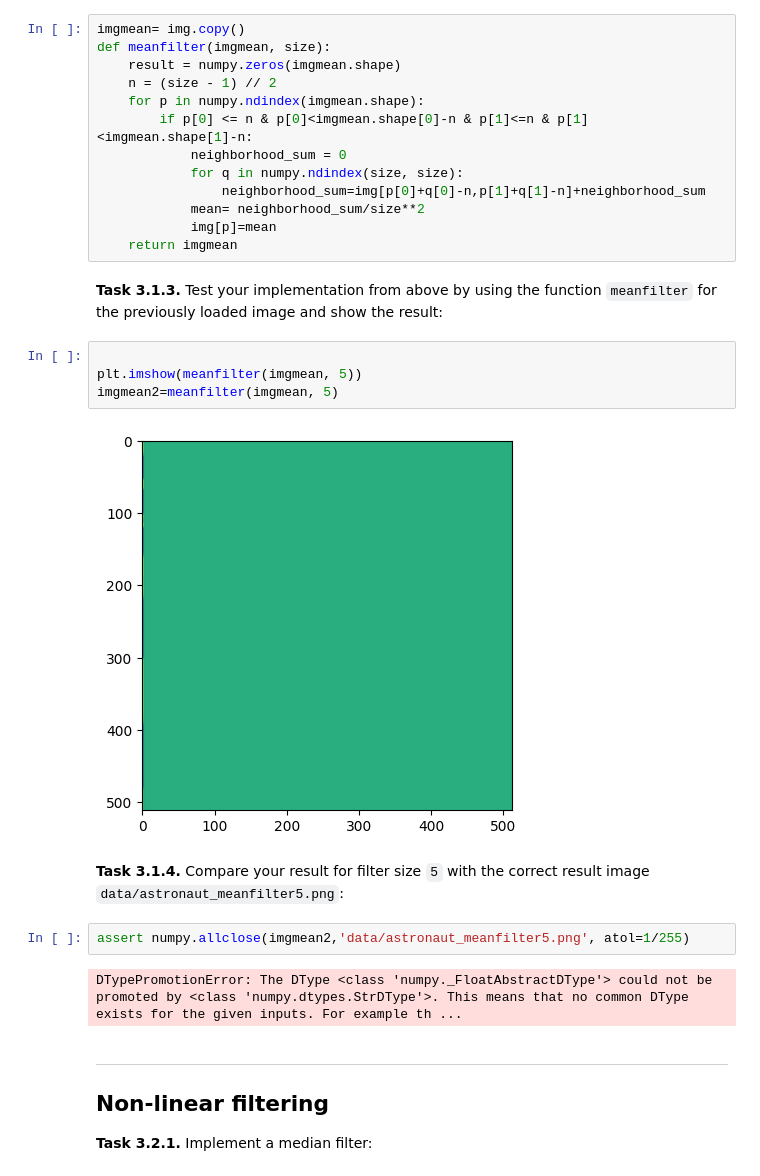
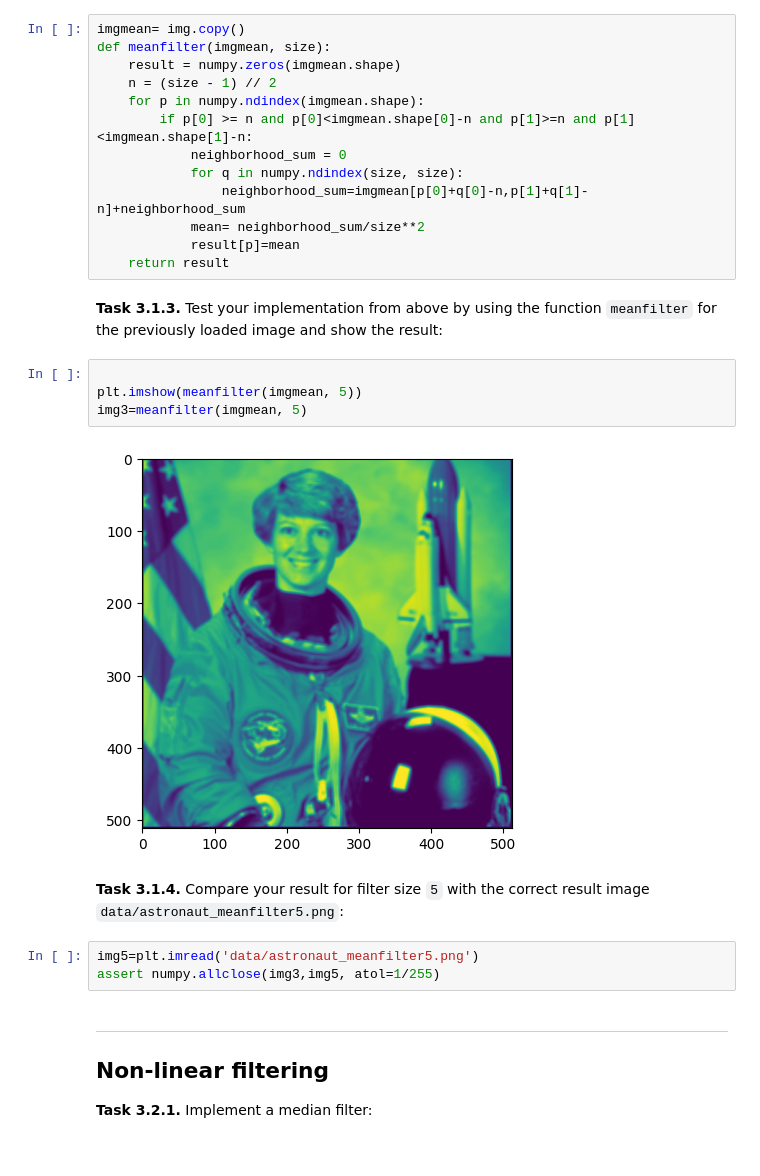
Before and after one commit to annavdh26/mobi-fs3-python1, a Jupyter notebook: task3.ipynb, the cells around one changed output. Cells and saved outputs as stored; diff of their text form.

```diff
--- a/task3.ipynb
+++ b/task3.ipynb
@@ -24,27 +24,26 @@ def meanfilter(imgmean, size):
     result = numpy.zeros(imgmean.shape)
     n = (size - 1) // 2
     for p in numpy.ndindex(imgmean.shape):
-        if p[0] <= n & p[0]<imgmean.shape[0]-n & p[1]<=n & p[1]<imgmean.shape[1]-n:
+        if p[0] >= n and p[0]<imgmean.shape[0]-n and p[1]>=n and p[1]<imgmean.shape[1]-n:
             neighborhood_sum = 0
             for q in numpy.ndindex(size, size):
-                neighborhood_sum=img[p[0]+q[0]-n,p[1]+q[1]-n]+neighborhood_sum
+                neighborhood_sum=imgmean[p[0]+q[0]-n,p[1]+q[1]-n]+neighborhood_sum
             mean= neighborhood_sum/size**2
-            img[p]=mean
-    return imgmean
+            result[p]=mean
+    return result
 # %% [markdown]
 **<a id="#">Task 3.1.3.</a>** Test your implementation from above by using the function `meanfilter` for the previously loaded image and show the result:
 # %%
 
 plt.imshow(meanfilter(imgmean, 5))
-imgmean2=meanfilter(imgmean, 5)
+img3=meanfilter(imgmean, 5)
 # %% [output]
-[figure, old version]
+[figure, new version]
 # %% [markdown]
 **<a id="#">Task 3.1.4.</a>** Compare your result for filter size `5` with the correct result image `data/astronaut_meanfilter5.png`:
 # %%
-assert numpy.allclose(imgmean2,'data/astronaut_meanfilter5.png', atol=1/255)
+img5=plt.imread('data/astronaut_meanfilter5.png')
+assert numpy.allclose(img3,img5, atol=1/255)
-# %% [output]
-DTypePromotionError: The DType <class 'numpy._FloatAbstractDType'> could not be promoted by <class 'numpy.dtypes.StrDType'>. This means that no common DType exists for the given inputs. For example th ...
 # %% [markdown]
 ---
 
```
Also changed, not shown: parts of 8 cells of this notebook.
